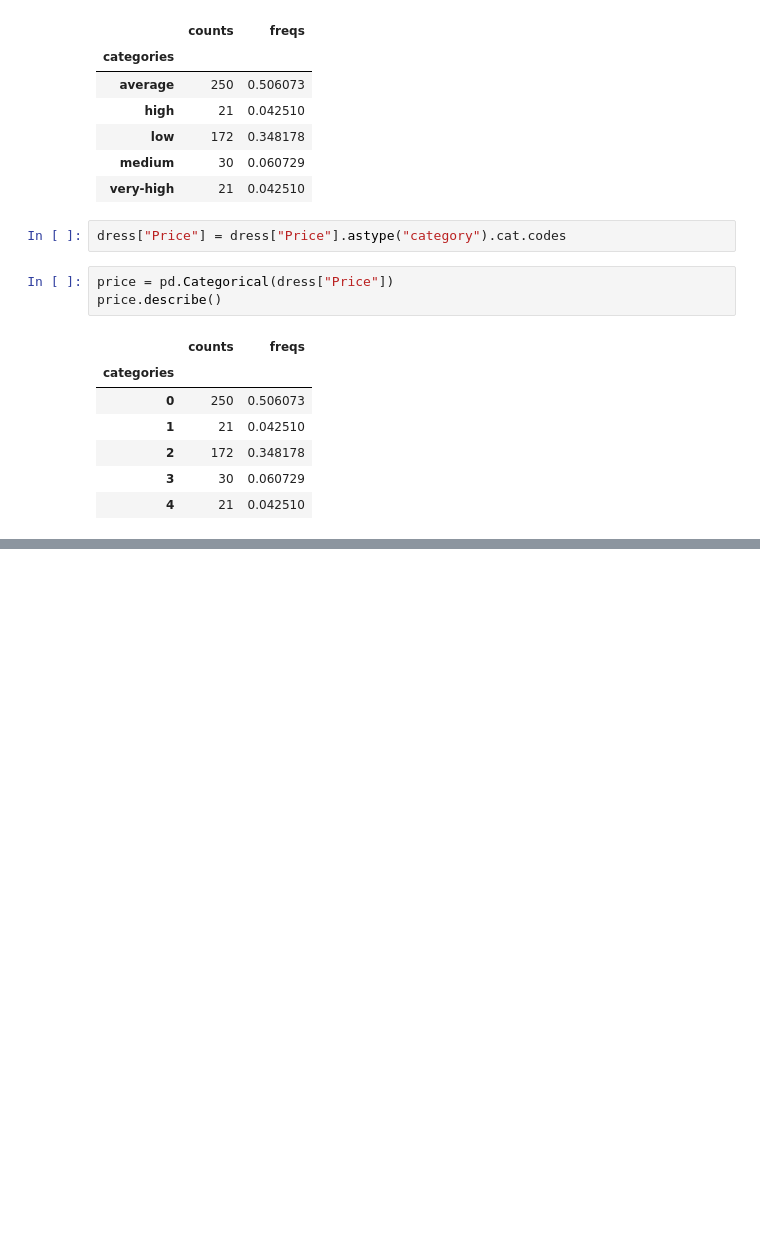
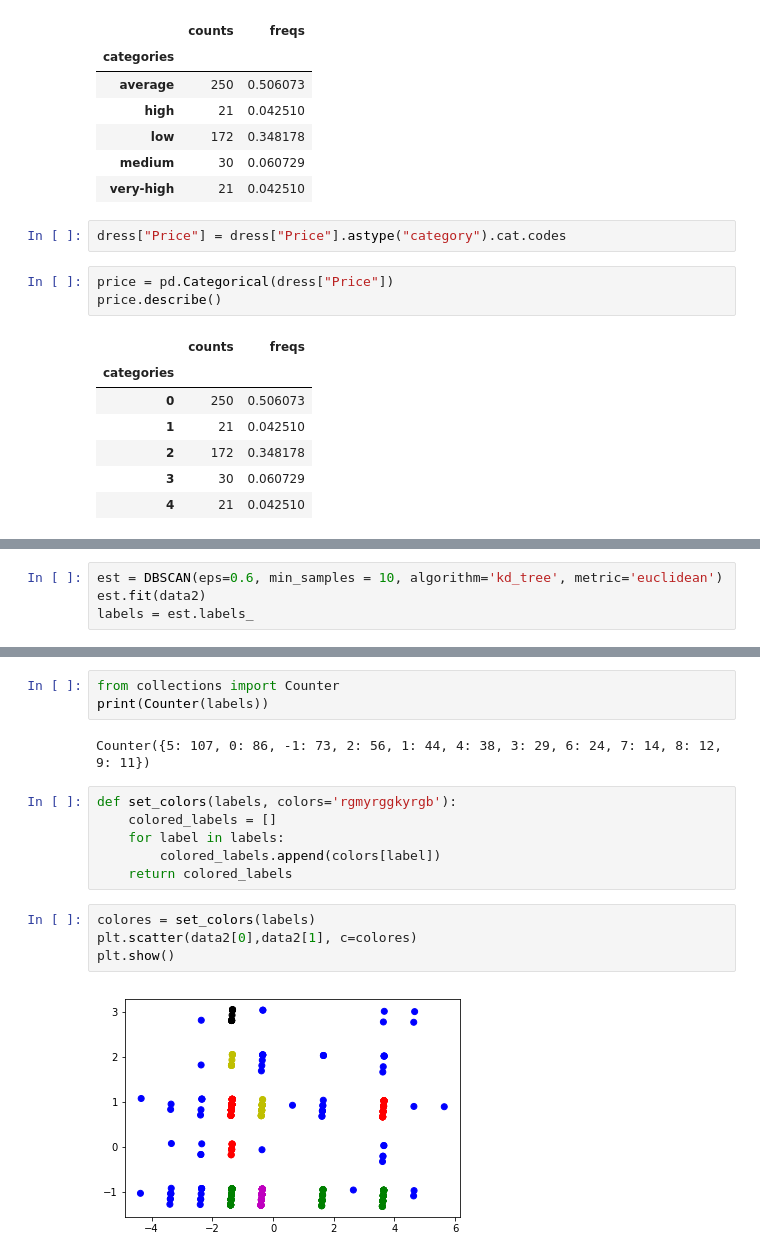
Before and after one commit to davidrey87/ejercicios_PyE, a Jupyter notebook: ejercicio 6/Dress.ipynb, the cells around one changed output, grey strips where cells are left out. Drawn from its saved outputs; the diff is of its cells as text; blank space fills up the shorter version.

```diff
--- a/ejercicio 6/Dress.ipynb
+++ b/ejercicio 6/Dress.ipynb
@@ -218,0 +245,4 @@ new
+# %%
+est = DBSCAN(eps=0.6, min_samples = 10, algorithm='kd_tree', metric='euclidean')
+est.fit(data2)
+labels = est.labels_
@@ -218,0 +269,17 @@ new
+# %%
+from collections import Counter
+print(Counter(labels))
+# %% [output]
+Counter({5: 107, 0: 86, -1: 73, 2: 56, 1: 44, 4: 38, 3: 29, 6: 24, 7: 14, 8: 12, 9: 11})
+# %%
+def set_colors(labels, colors='rgmyrggkyrgb'):
+    colored_labels = []
+    for label in labels:
+        colored_labels.append(colors[label])
+    return colored_labels
+# %%
+colores = set_colors(labels)
+plt.scatter(data2[0],data2[1], c=colores)
+plt.show()
+# %% [output]
+[figure, added]
```
Also changed, not shown: parts of 9 cells of this notebook, 7 other files.
